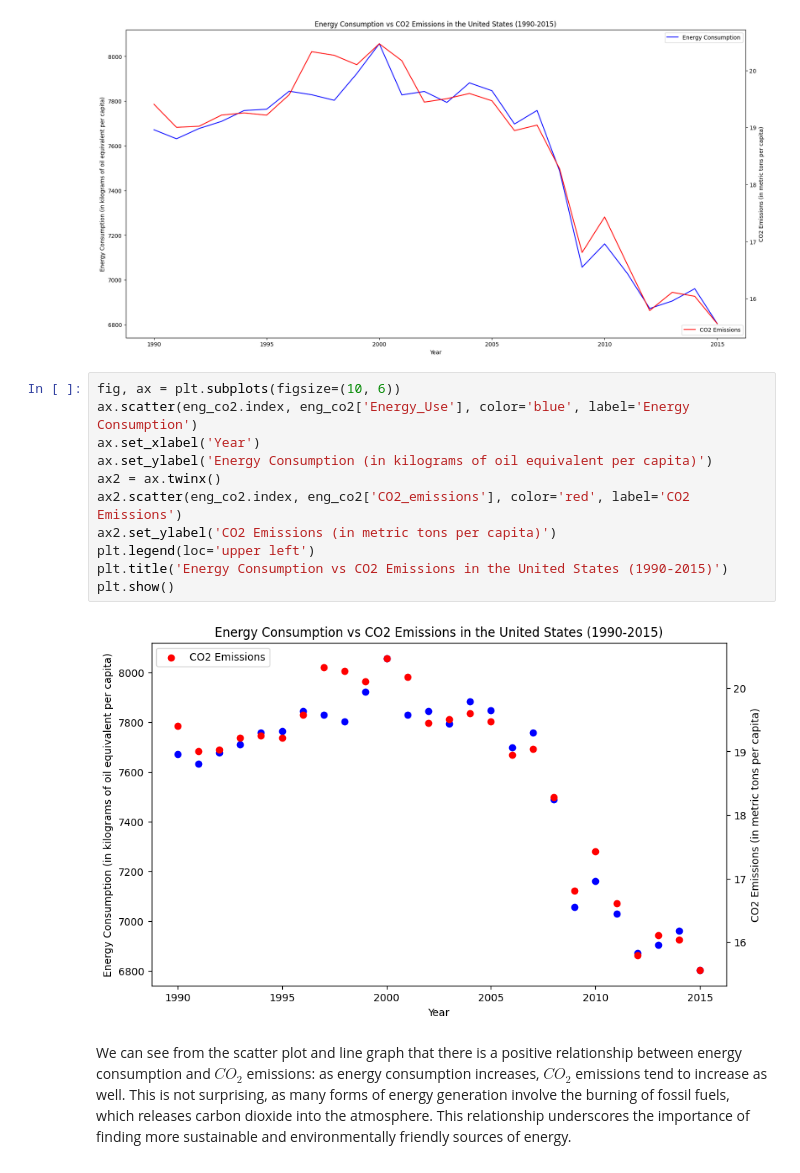
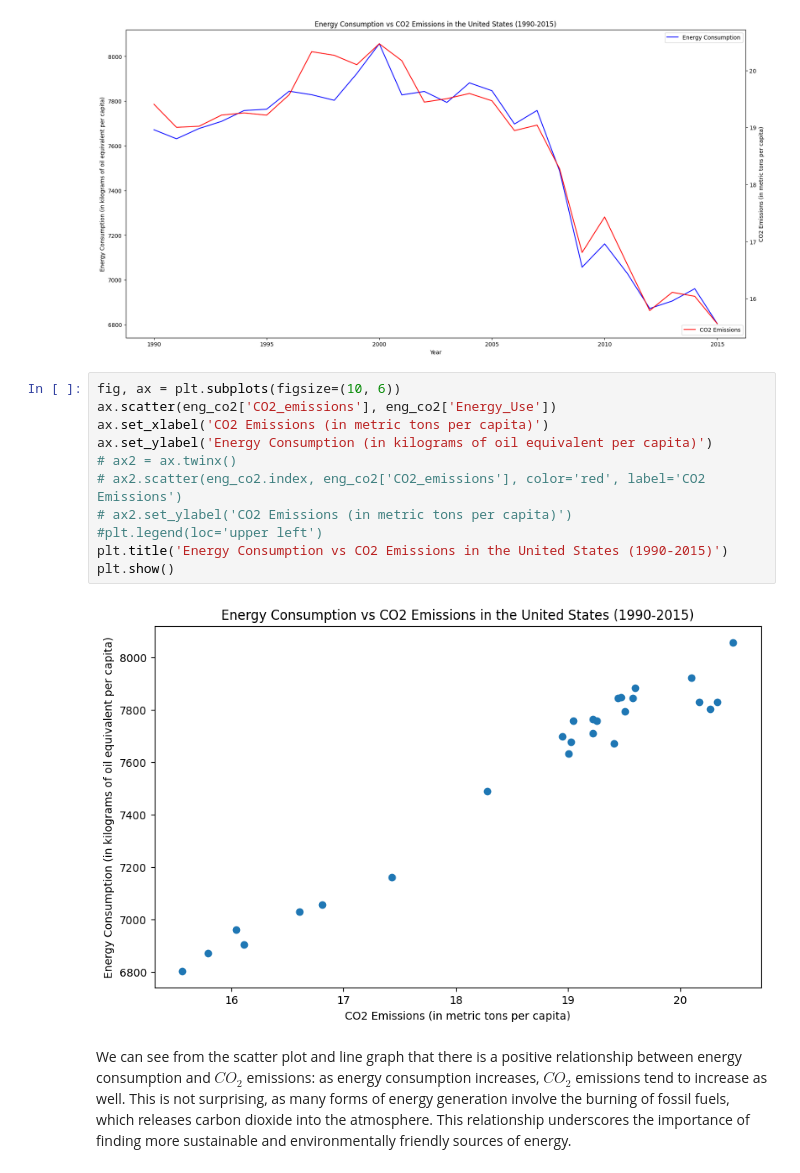
Before and after one commit to Tetteh96/ECON-611-Projects, a Jupyter notebook: Ch4/exercise2 Ch4.ipynb, the cells around one changed output. Saved outputs shown, nothing was run; the diff lists cells and outputs as text.

```diff
--- a/Ch4/exercise2 Ch4.ipynb
+++ b/Ch4/exercise2 Ch4.ipynb
@@ -251,17 +260,17 @@ ax1.legend(['CO2 Emissions'], loc='lower right')
 [figure]
 # %%
 fig, ax = plt.subplots(figsize=(10, 6))
-ax.scatter(eng_co2.index, eng_co2['Energy_Use'], color='blue', label='Energy Consumption')
-ax.set_xlabel('Year')
+ax.scatter(eng_co2['CO2_emissions'], eng_co2['Energy_Use'])
+ax.set_xlabel('CO2 Emissions (in metric tons per capita)')
 ax.set_ylabel('Energy Consumption (in kilograms of oil equivalent per capita)')
-ax2 = ax.twinx()
-ax2.scatter(eng_co2.index, eng_co2['CO2_emissions'], color='red', label='CO2 Emissions')
-ax2.set_ylabel('CO2 Emissions (in metric tons per capita)')
-plt.legend(loc='upper left')
+# ax2 = ax.twinx()
+# ax2.scatter(eng_co2.index, eng_co2['CO2_emissions'], color='red', label='CO2 Emissions')
+# ax2.set_ylabel('CO2 Emissions (in metric tons per capita)')
+#plt.legend(loc='upper left')
 plt.title('Energy Consumption vs CO2 Emissions in the United States (1990-2015)')
 plt.show()
 # %% [output]
-[figure, old version]
+[figure, new version]
 # %% [markdown]
 We can see from the scatter plot and line graph that there is a positive relationship between energy consumption and $CO_2$ emissions: as energy consumption increases, $CO_2$ emissions tend to increase as well. This is not surprising, as many forms of energy generation involve the burning of fossil fuels, which releases carbon dioxide into the atmosphere. This relationship underscores the importance of finding more sustainable and environmentally friendly sources of energy.
 # %% [markdown]
```
Also changed, not shown: parts of 11 cells of this notebook, 1 other file.
